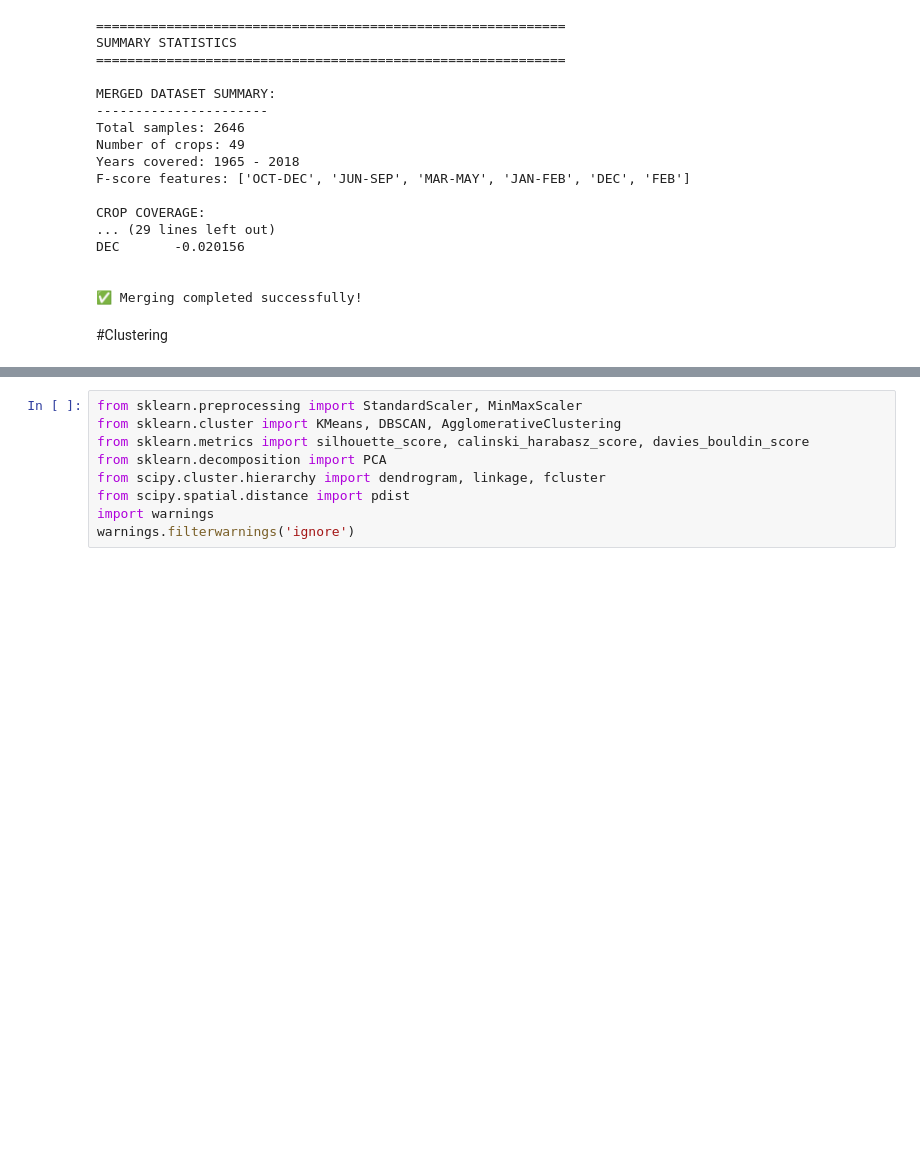
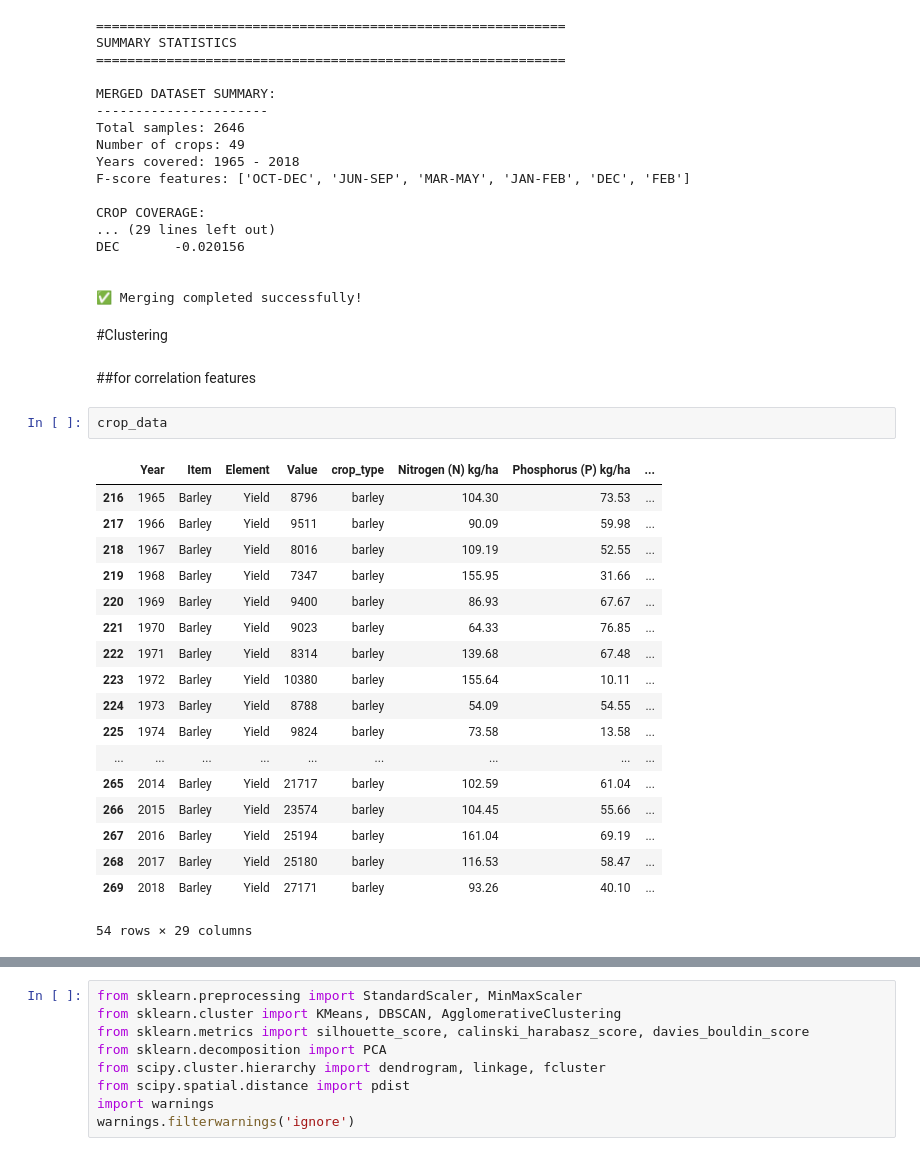
Before and after one commit to sandeepa-ukr/AI-Based-Crop-Predection, a Jupyter notebook: crop-yield.ipynb, the cells around one changed output, grey strips where cells are left out. Cells and saved outputs as stored; diff of their text form; blank space fills up the shorter version.

```diff
--- a/crop-yield.ipynb
+++ b/crop-yield.ipynb
@@ -1352,3 +1352,26 @@ DEC       -0.020156
 ✅ Merging completed successfully!
 # %% [markdown]
 #Clustering
+# %% [markdown]
+##for correlation features
+# %%
+crop_data
+# %% [output]
+|  | Year | Item | Element | Value | crop_type | Nitrogen (N) kg/ha | Phosphorus (P) kg/ha | ... |
+| 216 | 1965 | Barley | Yield | 8796 | barley | 104.30 | 73.53 | ... |
+| 217 | 1966 | Barley | Yield | 9511 | barley | 90.09 | 59.98 | ... |
+| 218 | 1967 | Barley | Yield | 8016 | barley | 109.19 | 52.55 | ... |
+| 219 | 1968 | Barley | Yield | 7347 | barley | 155.95 | 31.66 | ... |
+| 220 | 1969 | Barley | Yield | 9400 | barley | 86.93 | 67.67 | ... |
+| 221 | 1970 | Barley | Yield | 9023 | barley | 64.33 | 76.85 | ... |
+| 222 | 1971 | Barley | Yield | 8314 | barley | 139.68 | 67.48 | ... |
+| 223 | 1972 | Barley | Yield | 10380 | barley | 155.64 | 10.11 | ... |
+| 224 | 1973 | Barley | Yield | 8788 | barley | 54.09 | 54.55 | ... |
+| 225 | 1974 | Barley | Yield | 9824 | barley | 73.58 | 13.58 | ... |
+| ... | ... | ... | ... | ... | ... | ... | ... | ... |
+| 265 | 2014 | Barley | Yield | 21717 | barley | 102.59 | 61.04 | ... |
+| 266 | 2015 | Barley | Yield | 23574 | barley | 104.45 | 55.66 | ... |
+| 267 | 2016 | Barley | Yield | 25194 | barley | 161.04 | 69.19 | ... |
+| 268 | 2017 | Barley | Yield | 25180 | barley | 116.53 | 58.47 | ... |
+| 269 | 2018 | Barley | Yield | 27171 | barley | 93.26 | 40.10 | ... |
+54 rows × 29 columns
```
Also changed, not shown: parts of 21 cells of this notebook.
